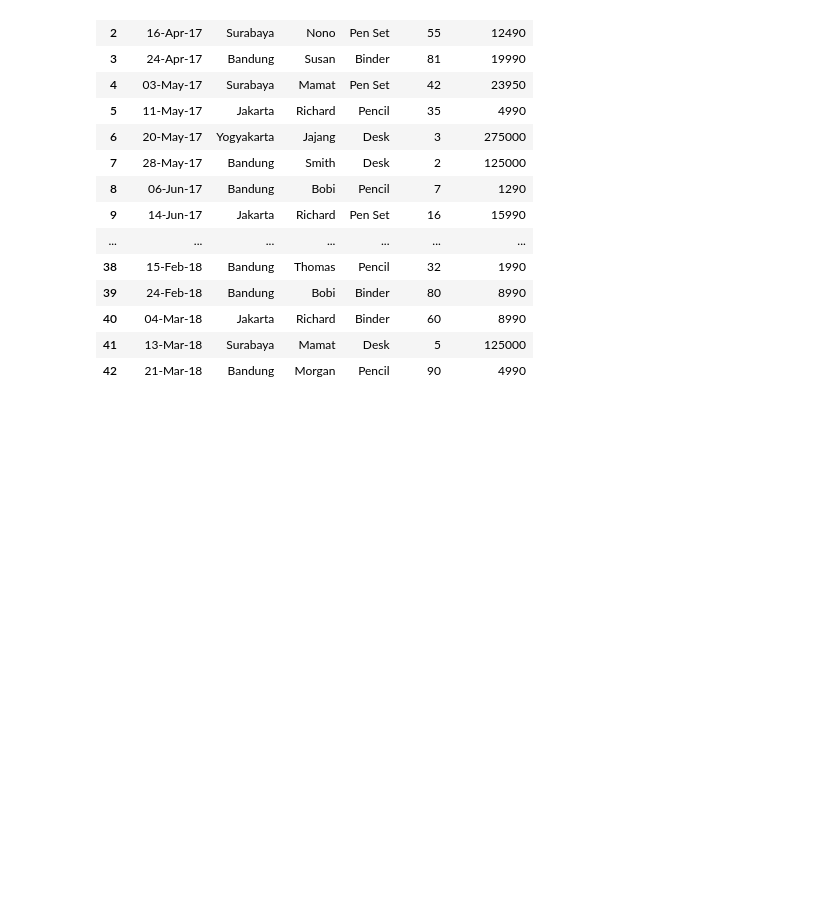
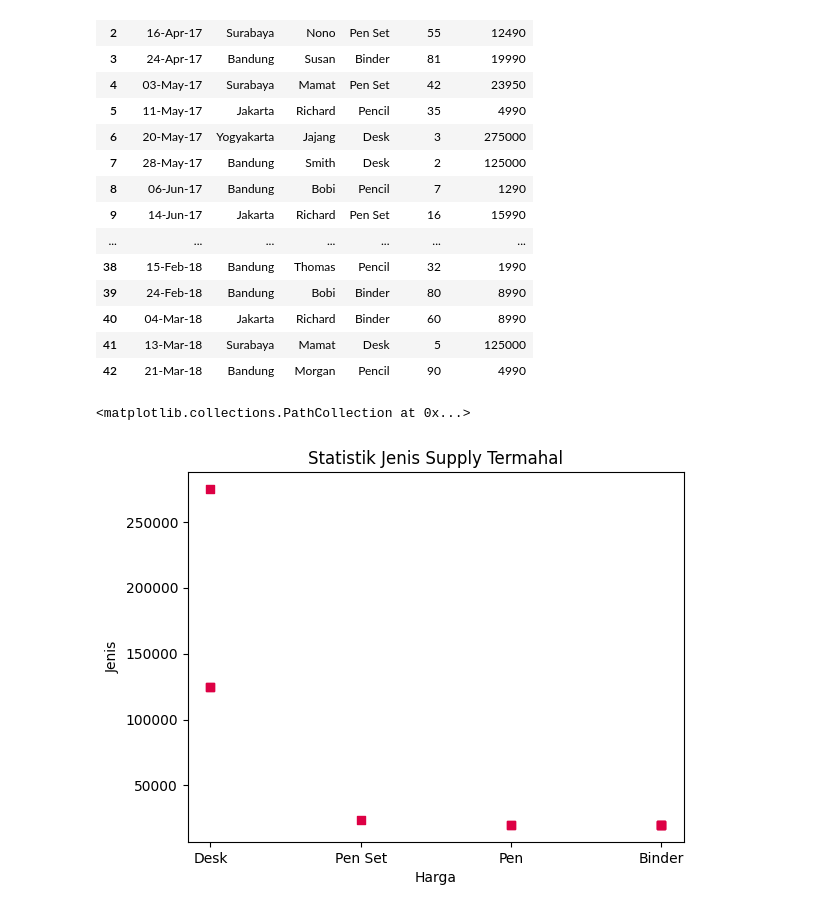
Before and after one commit to Drack-AS/uas-VDI, a Jupyter notebook: uas.ipynb, the cells around one changed output. Saved outputs shown, nothing was run; the diff lists cells and outputs as text; code cells hidden in the pictures; blank space fills up the shorter version.

```diff
--- a/uas.ipynb
+++ b/uas.ipynb
@@ -89,3 +112,19 @@ df_supply
 | 40 | 04-Mar-18 | Jakarta | Richard | Binder | 60 | 8990 |
 | 41 | 13-Mar-18 | Surabaya | Mamat | Desk | 5 | 125000 |
 | 42 | 21-Mar-18 | Bandung | Morgan | Pencil | 90 | 4990 |
+# %%
+df = pd.DataFrame(df_supply)
+df_sorted = df.sort_values(by='Harga Satuan', ascending=False)
+df_clean = df_sorted.head(10)
+
+
+x = df_clean['Jenis']  # Data untuk sumbu x
+y = df_clean['Harga Satuan'] # Data untuk sumbu y
+
+plt.title(f'Statistik Jenis Supply Termahal')
+plt.xlabel("Harga")
+plt.ylabel("Jenis")
+plt.scatter(x, y, color='#D04', marker='s')
+# %% [output]
+<matplotlib.collections.PathCollection at 0x...>
+[figure, added]
```
Also changed, not shown: parts of 10 cells of this notebook.
